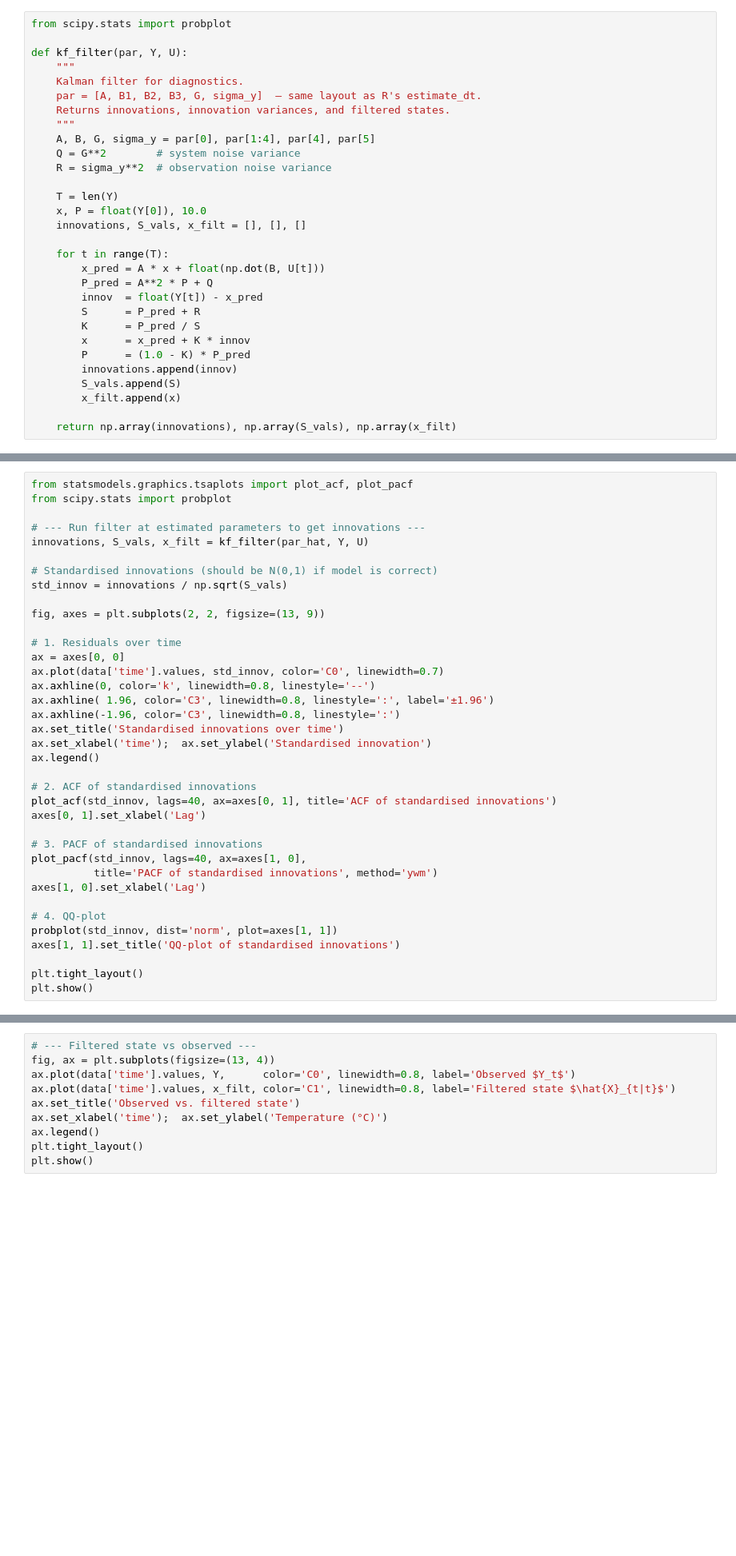
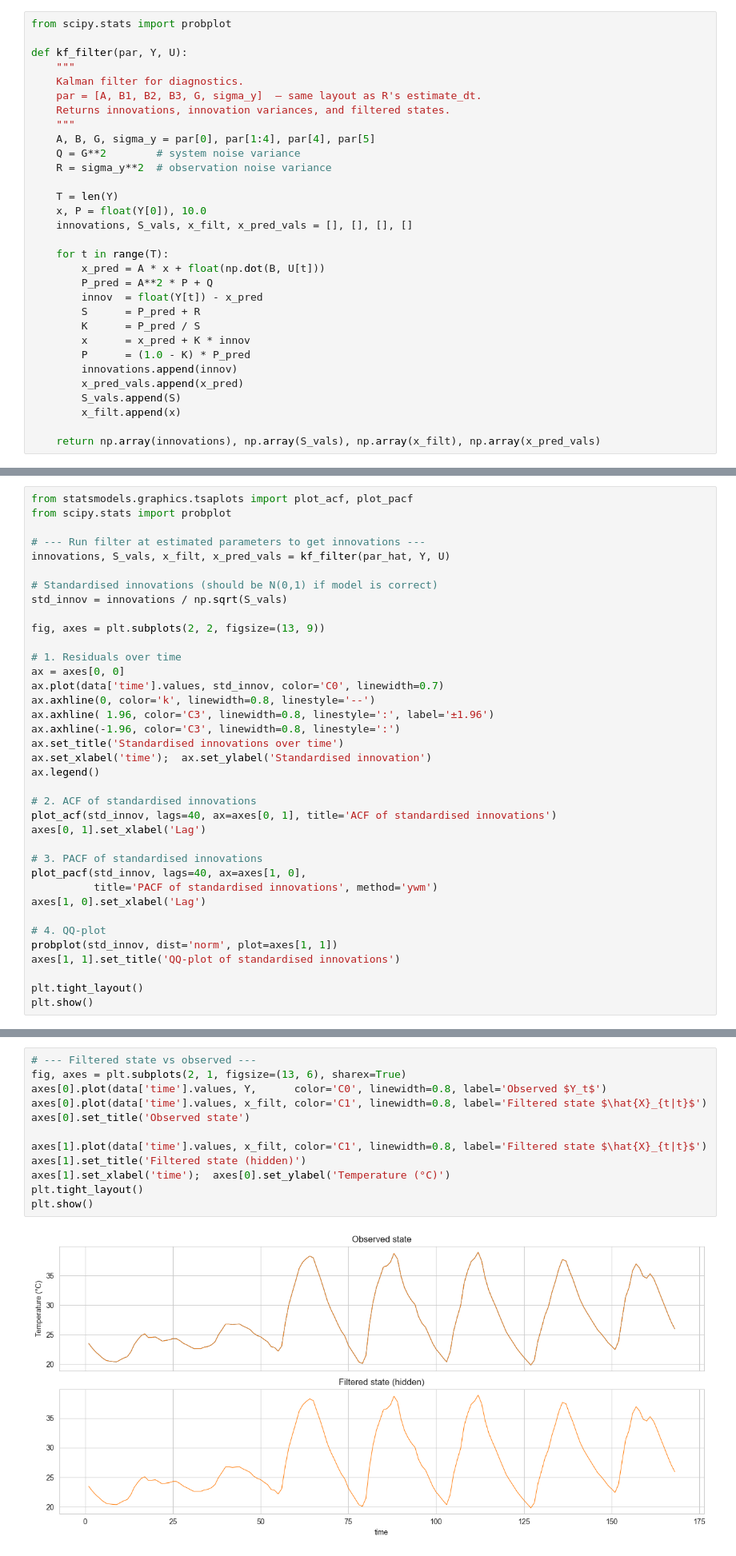
Before and after one commit to JesperDTU/TimeSeriesAnalysis_Assignments, a Jupyter notebook: Assignment4/Task2.ipynb, the cells around one changed output, grey strips where cells are left out. Shown at 80% size. Saved outputs shown, nothing was run; the diff lists cells and outputs as text; blank space fills up the shorter version.

```diff
--- a/Assignment4/Task2.ipynb
+++ b/Assignment4/Task2.ipynb
@@ -55,7 +55,7 @@ def kf_filter(par, Y, U):
 
     T = len(Y)
     x, P = float(Y[0]), 10.0
-    innovations, S_vals, x_filt = [], [], []
+    innovations, S_vals, x_filt, x_pred_vals = [], [], [], []
 
     for t in range(T):
         x_pred = A * x + float(np.dot(B, U[t]))
@@ -66,10 +66,11 @@ def kf_filter(par, Y, U):
         x      = x_pred + K * innov
         P      = (1.0 - K) * P_pred
         innovations.append(innov)
+        x_pred_vals.append(x_pred)
         S_vals.append(S)
         x_filt.append(x)
 
-    return np.array(innovations), np.array(S_vals), np.array(x_filt)
+    return np.array(innovations), np.array(S_vals), np.array(x_filt), np.array(x_pred_vals)
 # %%
 import os
 
@@ -153,7 +154,7 @@ from statsmodels.graphics.tsaplots import plot_acf, plot_pacf
 from scipy.stats import probplot
 
 # --- Run filter at estimated parameters to get innovations ---
-innovations, S_vals, x_filt = kf_filter(par_hat, Y, U)
+innovations, S_vals, x_filt, x_pred_vals = kf_filter(par_hat, Y, U)
 
 # Standardised innovations (should be N(0,1) if model is correct)
 std_innov = innovations / np.sqrt(S_vals)
@@ -189,11 +190,15 @@ plt.show()
 [figure]
 # %%
 # --- Filtered state vs observed ---
-fig, ax = plt.subplots(figsize=(13, 4))
-ax.plot(data['time'].values, Y,      color='C0', linewidth=0.8, label='Observed $Y_t$')
-ax.plot(data['time'].values, x_filt, color='C1', linewidth=0.8, label='Filtered state $\hat{X}_{t|t}$')
-ax.set_title('Observed vs. filtered state')
-ax.set_xlabel('time');  ax.set_ylabel('Temperature (°C)')
-ax.legend()
+fig, axes = plt.subplots(2, 1, figsize=(13, 6), sharex=True)
+axes[0].plot(data['time'].values, Y,      color='C0', linewidth=0.8, label='Observed $Y_t$')
+axes[0].plot(data['time'].values, x_filt, color='C1', linewidth=0.8, label='Filtered state $\hat{X}_{t|t}$')
+axes[0].set_title('Observed state')
+
+axes[1].plot(data['time'].values, x_filt, color='C1', linewidth=0.8, label='Filtered state $\hat{X}_{t|t}$')
+axes[1].set_title('Filtered state (hidden)')
+axes[1].set_xlabel('time');  axes[0].set_ylabel('Temperature (°C)')
 plt.tight_layout()
 plt.show()
+# %% [output]
+[figure, added]
```
Also changed, not shown: parts of 5 cells of this notebook.
